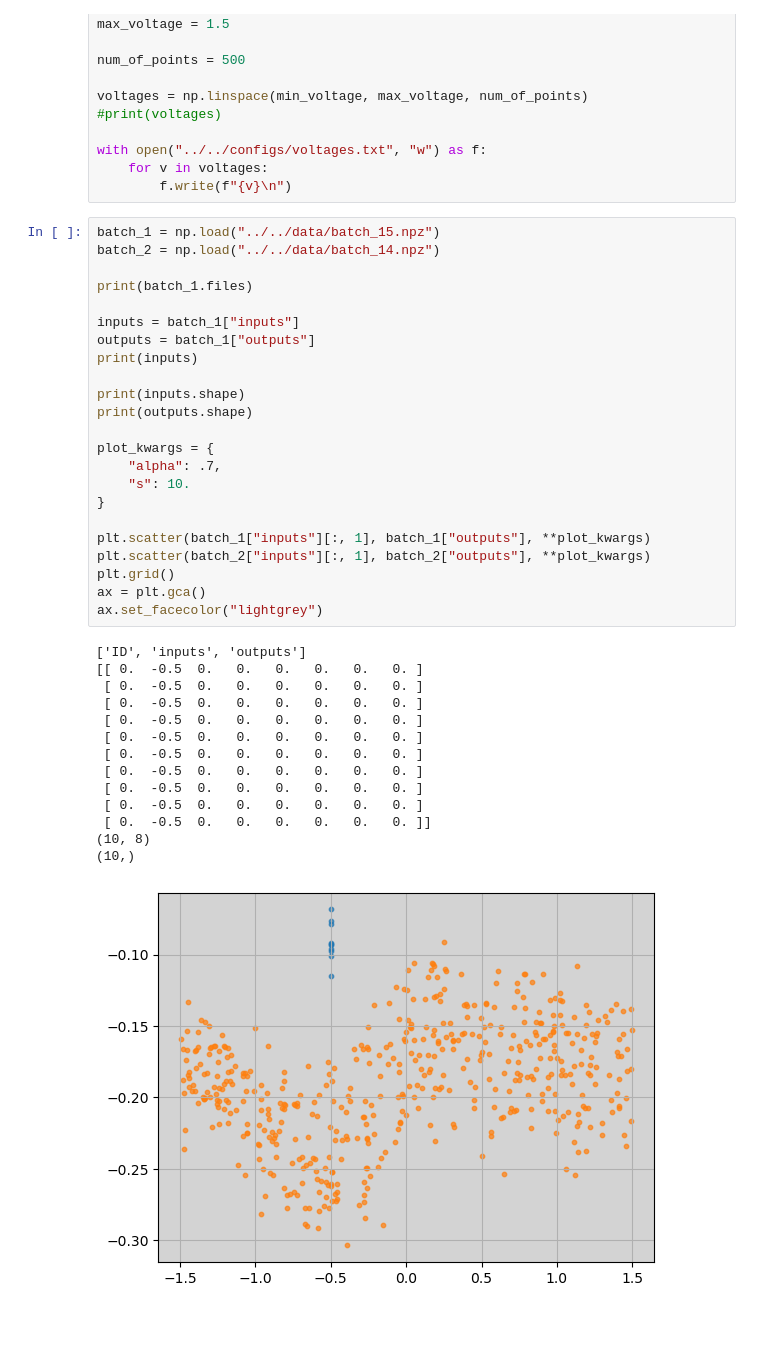
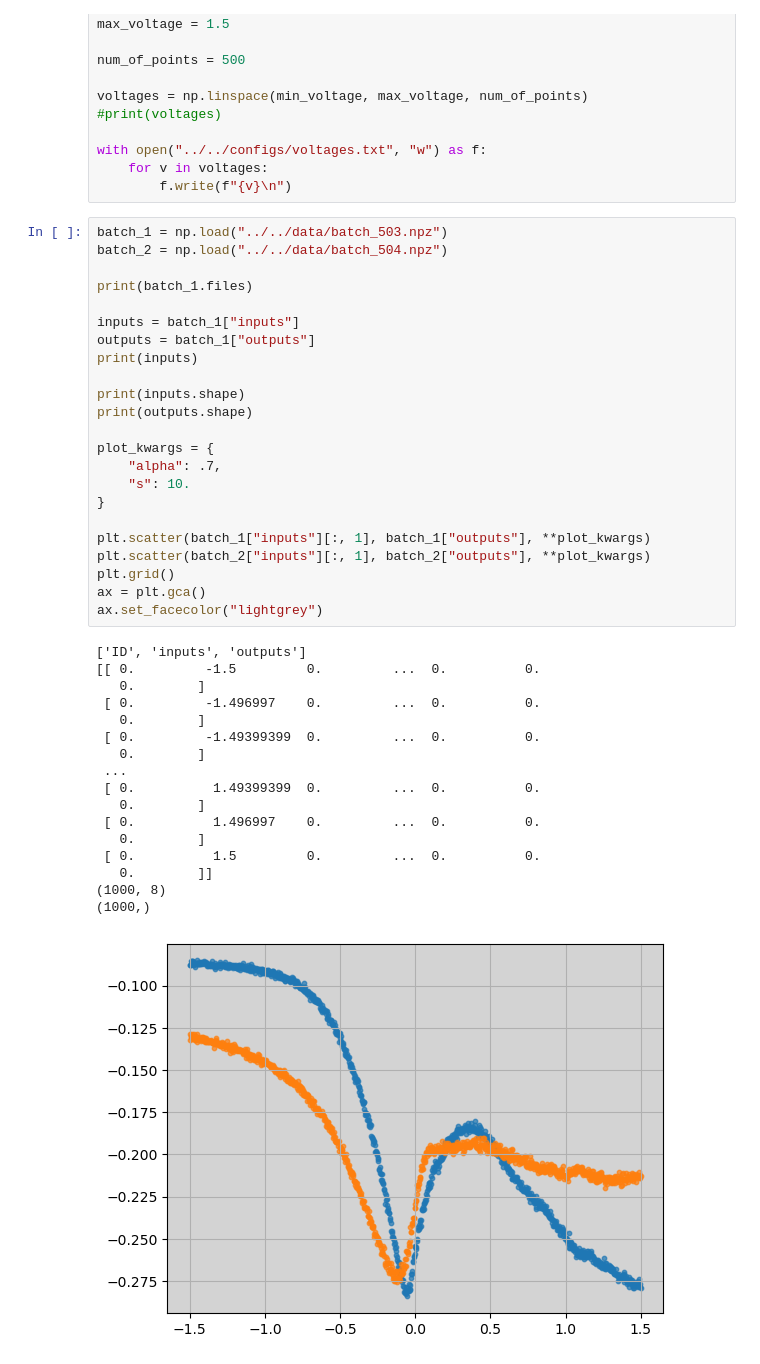
Before and after one commit to jwass1997/kmc_project, a Jupyter notebook: scripts/python_scripts/visualize.ipynb, the cells around one changed output. Cells and saved outputs as stored; diff of their text form; blank space fills up the shorter version.

```diff
--- a/scripts/python_scripts/visualize.ipynb
+++ b/scripts/python_scripts/visualize.ipynb
@@ -20,40 +20,43 @@ with open("../../configs/voltages.txt", "w") as f:
     for v in voltages:
         f.write(f"{v}\n")
 # %%
-batch_1 = np.load("../../data/batch_15.npz")
-batch_2 = np.load("../../data/batch_14.npz")
+batch_1 = np.load("../../data/batch_503.npz")
+batch_2 = np.load("../../data/batch_504.npz")
 
 print(batch_1.files)
 
 inputs = batch_1["inputs"]
 outputs = batch_1["outputs"]
 print(inputs)
 
 print(inputs.shape)
 print(outputs.shape)
 
 plot_kwargs = {
     "alpha": .7,
     "s": 10.
 }
 
 plt.scatter(batch_1["inputs"][:, 1], batch_1["outputs"], **plot_kwargs)
 plt.scatter(batch_2["inputs"][:, 1], batch_2["outputs"], **plot_kwargs)
 plt.grid()
 ax = plt.gca()
 ax.set_facecolor("lightgrey")
 # %% [output]
 ['ID', 'inputs', 'outputs']
-[[ 0.  -0.5  0.   0.   0.   0.   0.   0. ]
- [ 0.  -0.5  0.   0.   0.   0.   0.   0. ]
- [ 0.  -0.5  0.   0.   0.   0.   0.   0. ]
- [ 0.  -0.5  0.   0.   0.   0.   0.   0. ]
- [ 0.  -0.5  0.   0.   0.   0.   0.   0. ]
- [ 0.  -0.5  0.   0.   0.   0.   0.   0. ]
- [ 0.  -0.5  0.   0.   0.   0.   0.   0. ]
- [ 0.  -0.5  0.   0.   0.   0.   0.   0. ]
- [ 0.  -0.5  0.   0.   0.   0.   0.   0. ]
- [ 0.  -0.5  0.   0.   0.   0.   0.   0. ]]
-(10, 8)
-(10,)
+[[ 0.         -1.5         0.         ...  0.          0.
+   0.        ]
+ [ 0.         -1.496997    0.         ...  0.          0.
+   0.        ]
+ [ 0.         -1.49399399  0.         ...  0.          0.
+   0.        ]
+ ...
+ [ 0.          1.49399399  0.         ...  0.          0.
+   0.        ]
+ [ 0.          1.496997    0.         ...  0.          0.
+   0.        ]
+ [ 0.          1.5         0.         ...  0.          0.
+   0.        ]]
+(1000, 8)
+(1000,)
-[figure, old version]
+[figure, new version]
```
Also changed, not shown: 52 other files.
